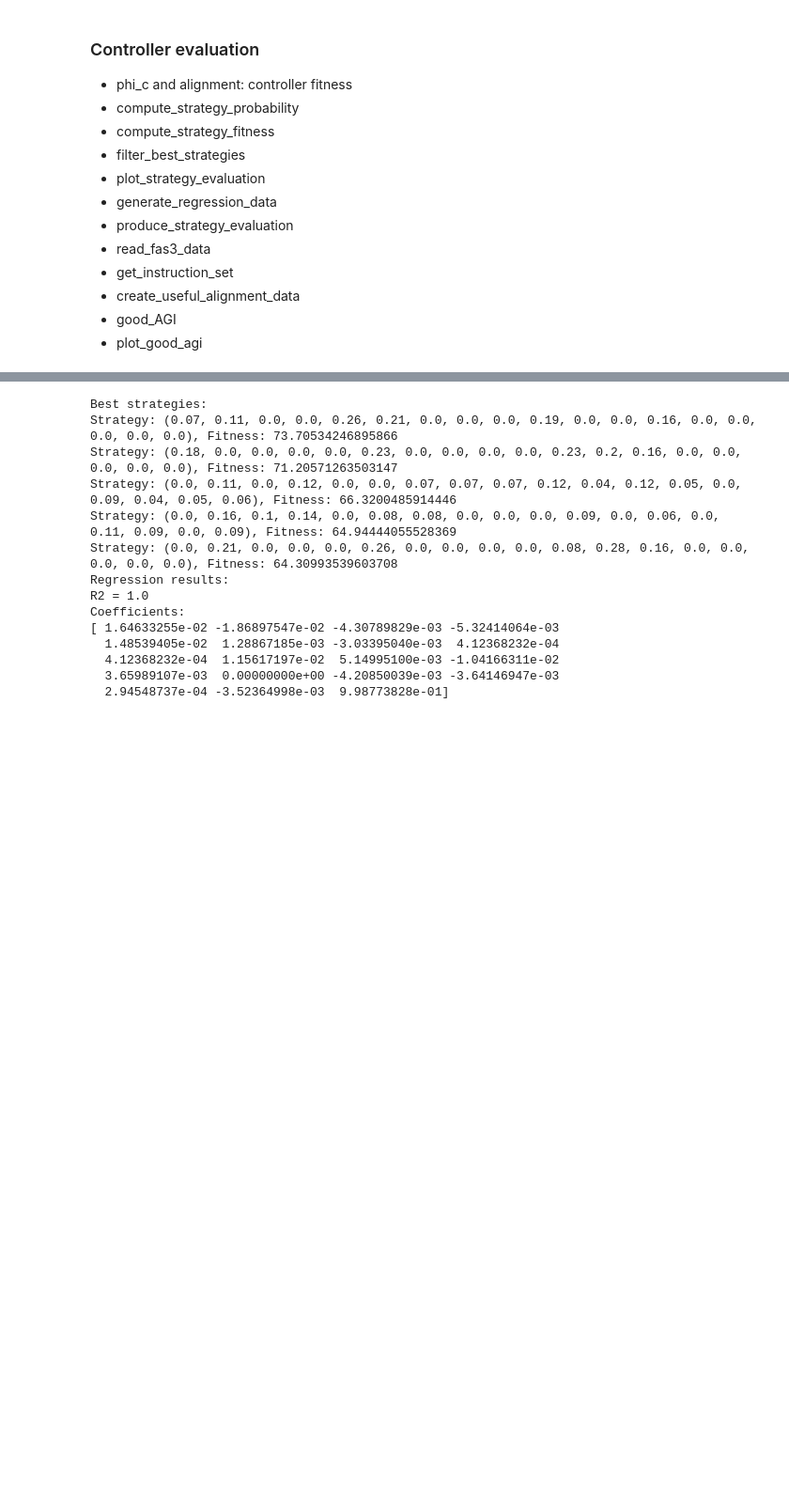
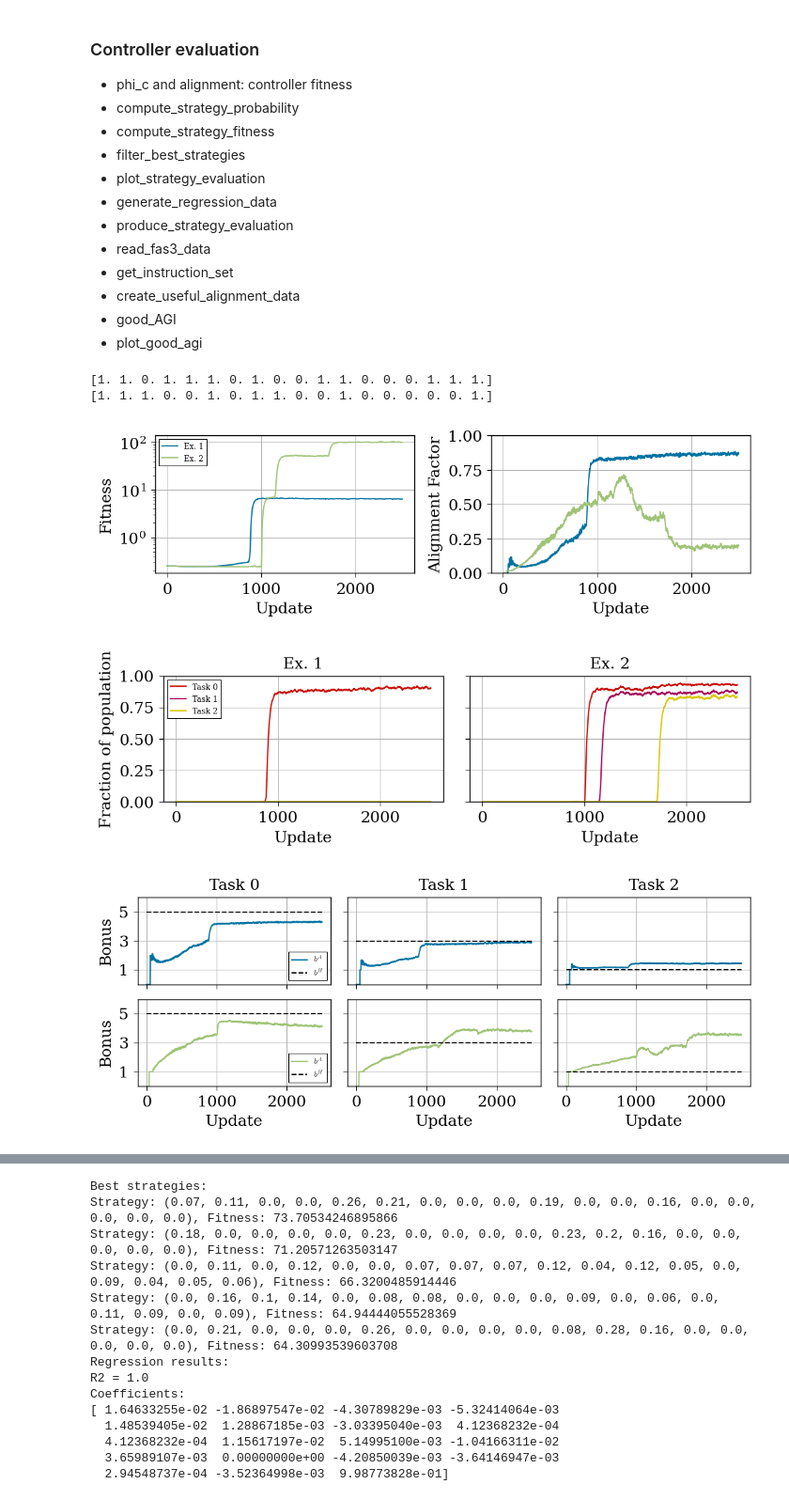
Before and after one commit to Tompolompo/AvidaAGI, a Jupyter notebook: AGIworkbook.ipynb, the cells around one changed output, grey strips where cells are left out. Shown at 94% size. Saved outputs shown, nothing was run; the diff lists cells and outputs as text; code cells hidden in the pictures; blank space fills up the shorter version.

```diff
--- a/AGIworkbook.ipynb
+++ b/AGIworkbook.ipynb
@@ -8,7 +8,7 @@ import pandas as pd
 from sklearn.linear_model import LinearRegression
 import heapq
 import string
-pynt=False
+pynt=True
 if pynt:
     import pynt
     pynt.set_style('pynt')
@@ -564,3 +499,80 @@ def plot_good_agi(data, rows=4, cols=4, save_fig=[False, 'Alignment_useful']):
+# %%
+# Plot for report
+pt=1/72
+from cycler import cycler
+
+ex1='#0272a2'; ex2='#9fc377';
+plt.rcParams['axes.prop_cycle'] = cycler(color=[ex1,ex2])
+#fitness
+fig, axs = plt.subplots(1,2, figsize=(510*pt,150*pt))
+run_name = 'cbuild/work/data/AGIdata/run'
+M=[0,0]
+N=[0,1,2,3]
+runs=[run_name for i in range(len(N))]
+
+labels = ['Ex. 1', 'Ex. 2']
+stop = 6000
+for m,n,label in zip(M,N,labels):
+    data = read_update_data(m, n, run_name=run_name)
+    ax=axs[0]
+    ax.plot(data["updates"][0:stop], data["phi_0"][0:stop], label=label)
+    ax.set(xlabel='Update',ylabel="Fitness", yscale='log')
+
+    ax=axs[1]
+    ax.plot(data["updates"][0:stop], alignment_new_full(m, n, run_name=run_name)[0:stop], label=fr"($m,n$)=({M},{N}) ")
+    ax.set(xlabel="Update", ylabel="Alignment Factor", ylim=[0,1])
+axs[0].legend(prop={'size': 6})
+fig.savefig(f"figures/reporttest1.pdf")
+#tasks
+plt.rcParams['axes.prop_cycle'] = cycler(color=[ '#ca0b03', '#a50258', '#d7c703', '#88cada'])
+fig, axs = plt.subplots(1,2,sharey=True,figsize=(510*pt,150*pt))
+for m,n,ax in zip(M,N,axs):
+    data = read_update_data(m, n, run_name=run_name)
+    for j in range(len(data["tasks"][0:stop])):
+        ax.plot(data["updates"][0:stop], data["tasks"][j][0:stop]/data["n_orgs"][0:stop], label=f"Task {j}")
+
+    ax.set(xlabel="Update", ylim=[0,1])
+axs[0].legend(ncol=1, prop={'size': 6})
+axs[0].set(ylabel="Fraction of population", title=labels[0])
+axs[1].set(title=labels[1])
+fig.savefig(f"figures/reporttest2.pdf")
+    #temp=data["tasks"]
+
+
+#bonus
+#plt.rcParams['axes.prop_cycle'] = cycler(color=['#DBDBDB', '#DCD5CC', '#DCCEBE', '#DDC8AF', '#DEC2A0', '#DEBB91'])
+b_H = [5,3,1]
+fig, axs = plt.subplots(2,3, figsize=(510*pt,200*pt), sharex=True, sharey=True)
+#runs=[runs[0] for i in range(3)]
+title=["Bonus", 'Bonus']
+for r,m,n,a in zip(runs, M, N, range(len(N))):
+    d = read_update_data(m,n, f"{r}")
+    print(d['strategy'].transpose()[0])
+    for i, ax in enumerate(axs[a]):
+        if a==0:
+            color=ex1
+        else:
+            color=ex2
+        ax.plot(d["bonus_mean"][i][:stop], color=color, label=r'$b^{A}$')
+        #ax.plot(d["bonus_mean"][i] + np.sqrt(d["bonus_var"][i]), 'g', label=r'$b_{AGI}$ std')
+        #ax.plot(d["bonus_mean"][i] - np.sqrt(d["bonus_var"][i]), 'g', label=r'$b_{AGI}$ std')
+        ax.plot([0, len(d['bonus_mean'][i][:stop])],[b_H[i], b_H[i]], '--k', label=r'$b^H$')
+        ax.set(ylim=[0,6], yticks=[1,3,5])
+        if i==0:
+            ax.set( ylabel=title[a])
+        if i==0:
+            ax.legend(ncol=1, loc='lower right', prop={'size': 6})
+        if a==0:
+            ax.set(title=f"Task {i}")
+        if a==1:
+            ax.set(xlabel='Update')
+fig.savefig(f"figures/reporttest3.pdf")
+# %% [output]
+[1. 1. 0. 1. 1. 1. 0. 1. 0. 0. 1. 1. 0. 0. 0. 1. 1. 1.]
+[1. 1. 1. 0. 0. 1. 0. 1. 1. 0. 0. 1. 0. 0. 0. 0. 0. 1.]
+[figure, added]
+[figure, added]
+[figure, added]
 # %%
 run_name = "cbuild/work/data/AGIdata/run"
 M = [i for i in [0,1,2,3]]
```
Also changed, not shown: parts of 12 cells of this notebook.
